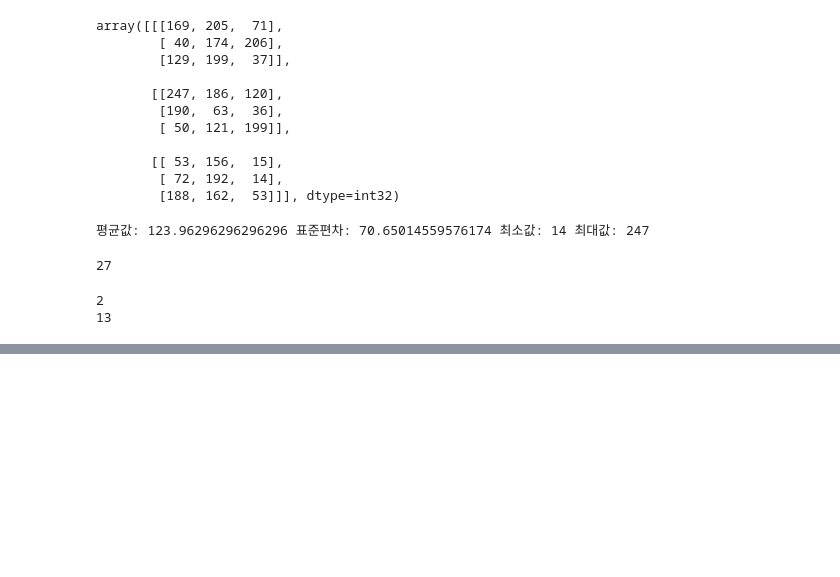
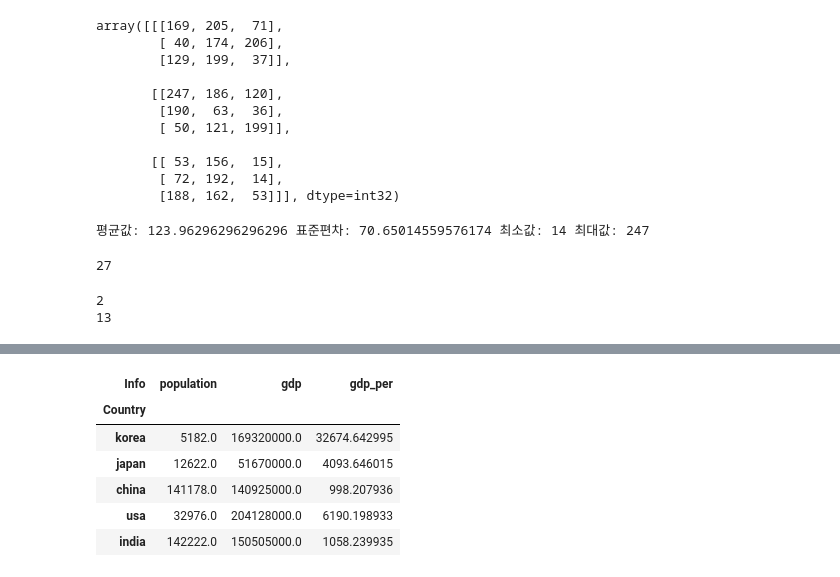
Before and after one commit to gi-yun/2025_PknuStudy_giyun, a Jupyter notebook: py10.ipynb, the cells around one changed output, grey strips where cells are left out. Cells and saved outputs as stored; diff of their text form; code cells hidden in the pictures; blank space fills up the shorter version.

```diff
--- a/py10.ipynb
+++ b/py10.ipynb
@@ -300,0 +524,13 @@ print(np.count_nonzero(y))
+# %%
+# 행추가 1
+country.loc ['india'] = [142222,150505000,'1212121']
+country.loc['india','gdp_per']=country.loc['india','gdp']/country.loc['india','population']
+country
+# %% [output]
+| Info | population | gdp | gdp_per |
+| Country |  |  |  |
+| korea | 5182.0 | 169320000.0 | 32674.642995 |
+| japan | 12622.0 | 51670000.0 | 4093.646015 |
+| china | 141178.0 | 140925000.0 | 998.207936 |
+| usa | 32976.0 | 204128000.0 | 6190.198933 |
+| india | 142222.0 | 150505000.0 | 1058.239935 |
```
Also changed, not shown: parts of 37 cells of this notebook, 21 other files.
